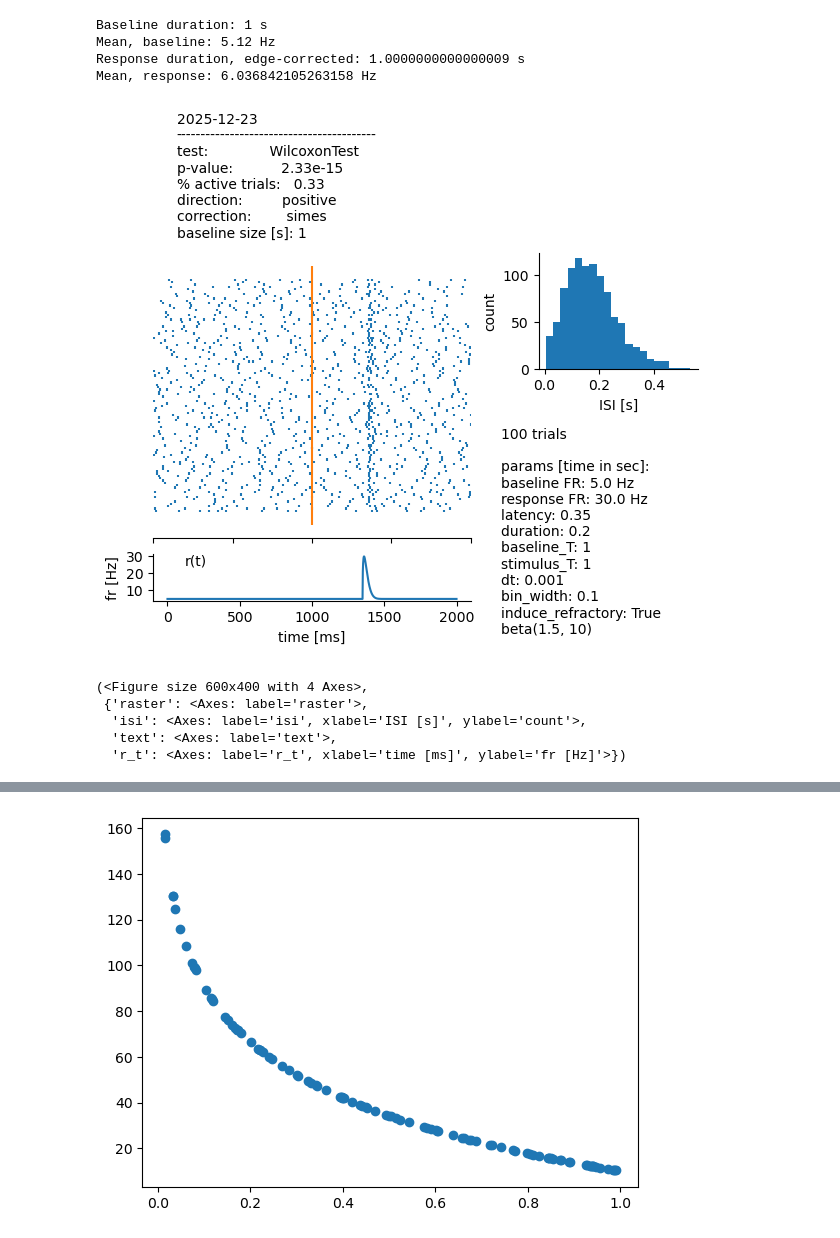
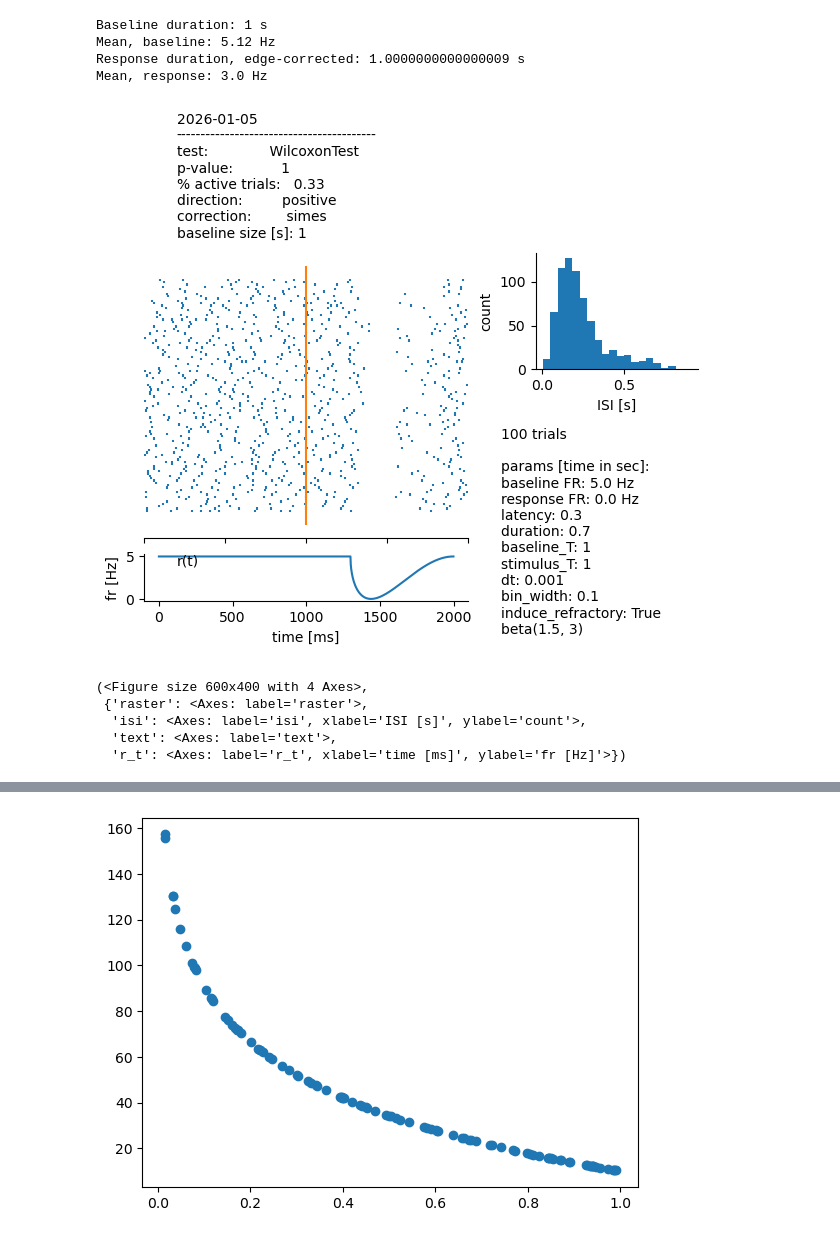
Before and after one commit to a-darcher/response_generator, a Jupyter notebook: dev_nbs/dev.ipynb, the cells around one changed output, grey strips where cells are left out. Saved outputs shown, nothing was run; the diff lists cells and outputs as text; code cells hidden in the pictures.

```diff
--- a/dev_nbs/dev.ipynb
+++ b/dev_nbs/dev.ipynb
@@ -9,14 +9,14 @@ from response_stats.responses.response_tests import WilcoxonTest, SurrogateTest
 from response_stats.plot_utils import *
 # %%
 baseline_fr = 5
-response_fr = 30
-latency = 0.35
-duration = 0.2
+response_fr = 0
+latency = 0.3
+duration = 0.7
 dt = 0.001
 baseline_T = 1
 stimulus_T = 1
 a = 1.5
-b = 10
+b = 3
 
 total_bins = int((baseline_T + stimulus_T) / dt)
 
@@ -35,40 +35,37 @@ generator = PoissonSpikeGenerator(
     induce_refractory_period=induce_refractory_period,
     a = a,
     b = b,
-
 )
 
 trial_activity = generator.generate(n_trials)
-
-
 
 cfg_response_dict = {
     "trial_activity": trial_activity,
     "baseline_T": baseline_T,
     "stimulus_T": stimulus_T,
     "stimulus_onset": baseline_T,
     "bin_width": 0.1,
     "dt": dt,
     "direction": "positive",
     "proportion_active": 1/3,
     "multiple_correction": "simes",
     "interleave_response_bins": True,
     "smooth_response_bins": False,
     "debug": True,
 }
 
 cfg_response = ResponseConfig(**cfg_response_dict)
 data_response = make_response_data(cfg_response)
 
 detector = ResponseDetector(data_response, WilcoxonTest)
 
 SpikeSummaryFigure(trial_activity, generator, detector, ).build()
 # %% [output]
 Baseline duration: 1 s
 Mean, baseline: 5.12 Hz
 Response duration, edge-corrected: 1.0000000000000009 s
-Mean, response: 6.036842105263158 Hz
+Mean, response: 3.0 Hz
-[figure, old version]
+[figure, new version]
 (<Figure size 600x400 with 4 Axes>,
  {'raster': <Axes: label='raster'>,
   'isi': <Axes: label='isi', xlabel='ISI [s]', ylabel='count'>,
```
Also changed, not shown: parts of 1 cell of this notebook, 32 other files.
